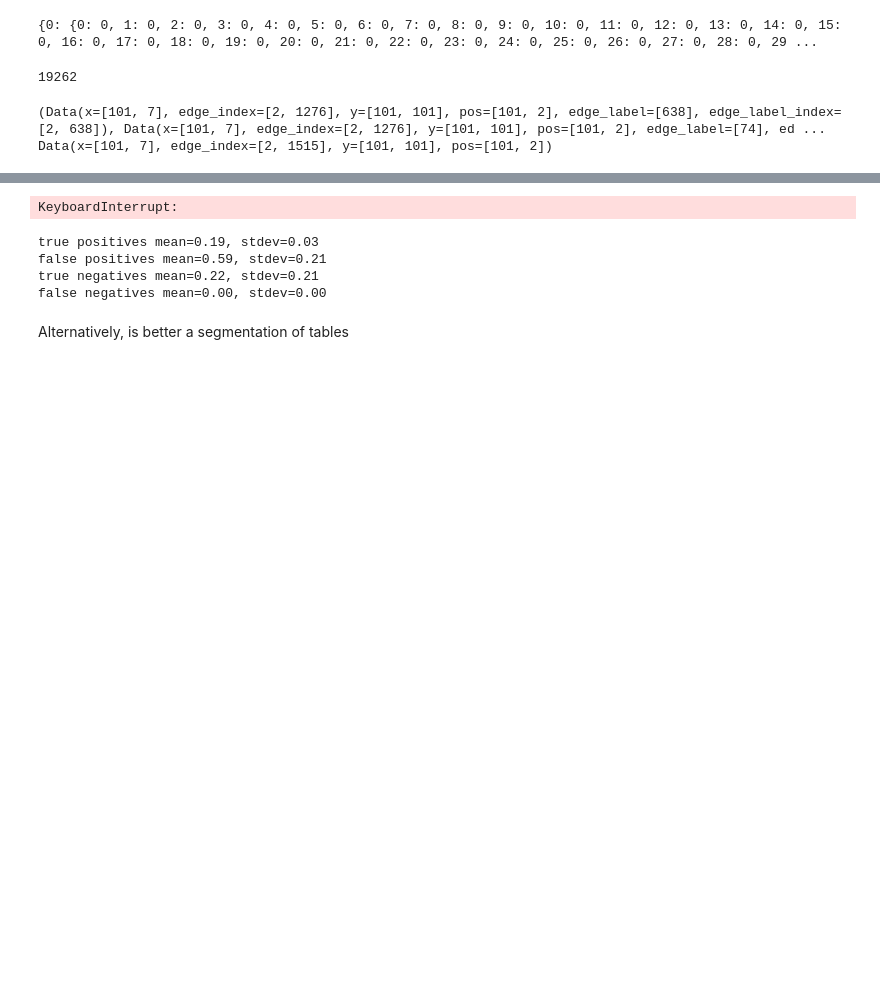
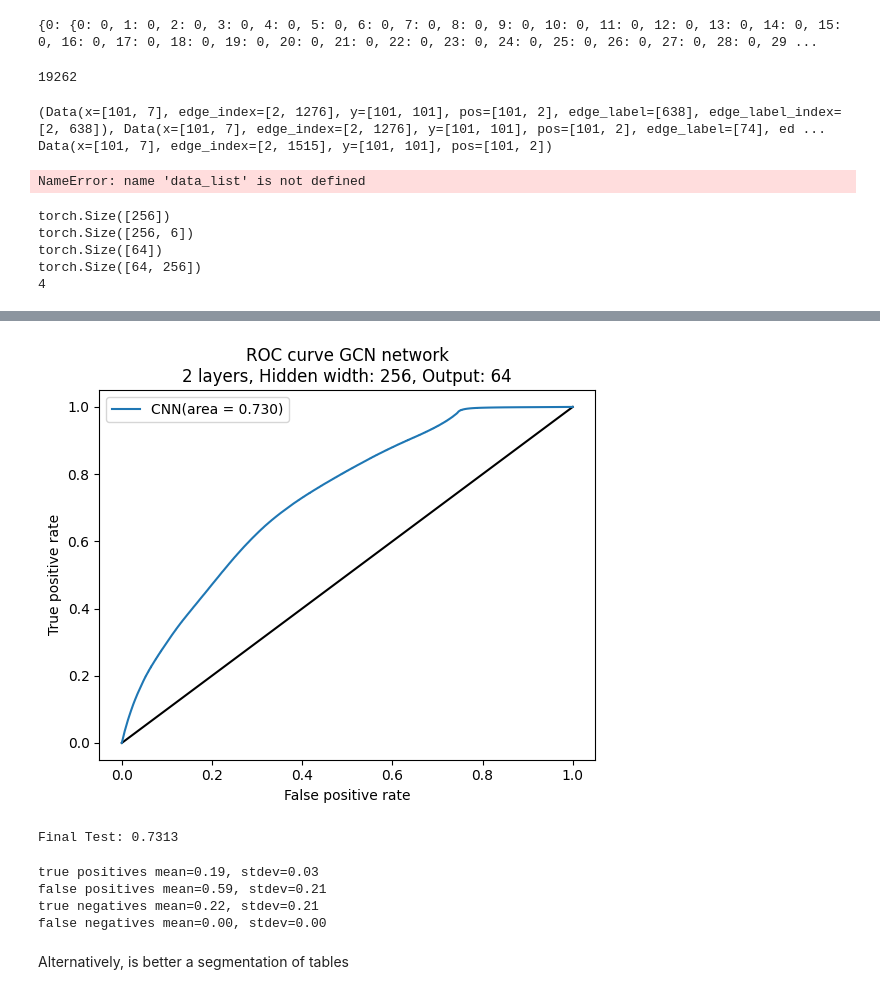
Before and after one commit to jpCantillana/NgLearning, a Jupyter notebook: torch_encdec_predict.ipynb, the cells around one changed output, grey strips where cells are left out. Drawn from its saved outputs; the diff is of its cells as text; code cells hidden in the pictures; blank space fills up the shorter version.

```diff
--- a/torch_encdec_predict.ipynb
+++ b/torch_encdec_predict.ipynb
@@ -951,6 +951,7 @@ import os
 
 data_files_list = ["./export/"+f for f in os.listdir("./export") ]
 instance_dict = {}
+instance_additionals = {}
 for dir_str in data_files_list:
     with open(dir_str, 'r') as text_file:
         cnt = 0
@@ -960,6 +961,10 @@ for dir_str in data_files_list:
                 if cnt == 0:
                     instance = line.split()[0]
                     instance_dict[instance] = []
+                if cnt == 4:
+                    instance_additionals[instance] = []
+                    split_line = line.split()
+                    instance_additionals[instance].append([int(i) for i in split_line])
                 cnt += 1
                 continue
             split_line = line.split()
@@ -1044,6 +1053,7 @@ print(tw_distances)
 {0: {0: 0, 1: 0, 2: 0, 3: 0, 4: 0, 5: 0, 6: 0, 7: 0, 8: 0, 9: 0, 10: 0, 11: 0, 12: 0, 13: 0, 14: 0, 15: 0, 16: 0, 17: 0, 18: 0, 19: 0, 20: 0, 21: 0, 22: 0, 23: 0, 24: 0, 25: 0, 26: 0, 27: 0, 28: 0, 29 ...
 # %%
 data_list = []
+aux_data_list = []
 # def ranges_intersect(a, b, c, d):
 #     return a <= d and c <= b
 # def remove_edge(edge_index, u, v):
@@ -1084,6 +1094,7 @@ for instance_name in ng_dict:
     #     u, v = e
     #     edge_index = remove_edge(edge_index, u, v)
     data_list.append(Data(x=x, y=y, edge_index=edge_index, pos=pos))
+    aux_data_list.append(instance_additionals[instance_name])
 # %%
 print(len(data_list))
 # %% [output]
@@ -1142,9 +1153,24 @@ class Net(torch.nn.Module):
         prob_adj = z @ z.t()
         return (prob_adj > 0).nonzero(as_tuple=False).t()
 # %%
-model_ed = Net(data_list[0].num_features, 512, 64).to(device)
+model_ed = Net(data_list[0].num_features, 256, 64).to(device)
 optimizer = torch.optim.Adam(params=model_ed.parameters(), lr=0.01)
 criterion = torch.nn.BCEWithLogitsLoss()
+# %% [output]
+NameError: name 'data_list' is not defined
+# %%
+model_ed = Net(6, 256, 64).to(device)
+cont = 0
+for i in model_ed.parameters():
+    print(i.size())
+    cont+=1
+print(cont)
+# %% [output]
+torch.Size([256])
+torch.Size([256, 6])
+torch.Size([64])
+torch.Size([64, 256])
+4
 # %%
 from sklearn.metrics import roc_auc_score, roc_curve
 
@@ -1230,7 +1256,7 @@ for epoch in range(1, last_epoch + 1):
                 plt.plot(fpr, tpr, label='CNN(area = {:.3f})'.format(roc_auc))
                 plt.xlabel('False positive rate')
                 plt.ylabel('True positive rate')
-                plt.title('ROC curve GCN network\n2 layers, Hidden width: 512, Output: 64')
+                plt.title('ROC curve GCN network\n2 layers, Hidden width: 256, Output: 64')
                 plt.legend(loc='best')
                 plt.show()
                 break
@@ -1256,7 +1282,7 @@ for epoch in range(1, last_epoch + 1):
         plt.plot(fpr, tpr, label='CNN(area = {:.3f})'.format(roc_auc))
         plt.xlabel('False positive rate')
         plt.ylabel('True positive rate')
-        plt.title('ROC curve GCN network\n2 layers, Hidden width: 512, Output: 64')
+        plt.title('ROC curve GCN network\n2 layers, Hidden width: 256, Output: 64')
         plt.legend(loc='best')
         plt.show()
 
@@ -1269,4 +1309,5 @@ Epoch: 003, Loss: 0.6645, Val: 0.6177, Test: 0.6161
+[figure, added]
-KeyboardInterrupt:
+Final Test: 0.7313
 # %%
 graph_dict = {}
 cnt = 0
```
Also changed, not shown: parts of 11 cells of this notebook, 1 other file.
